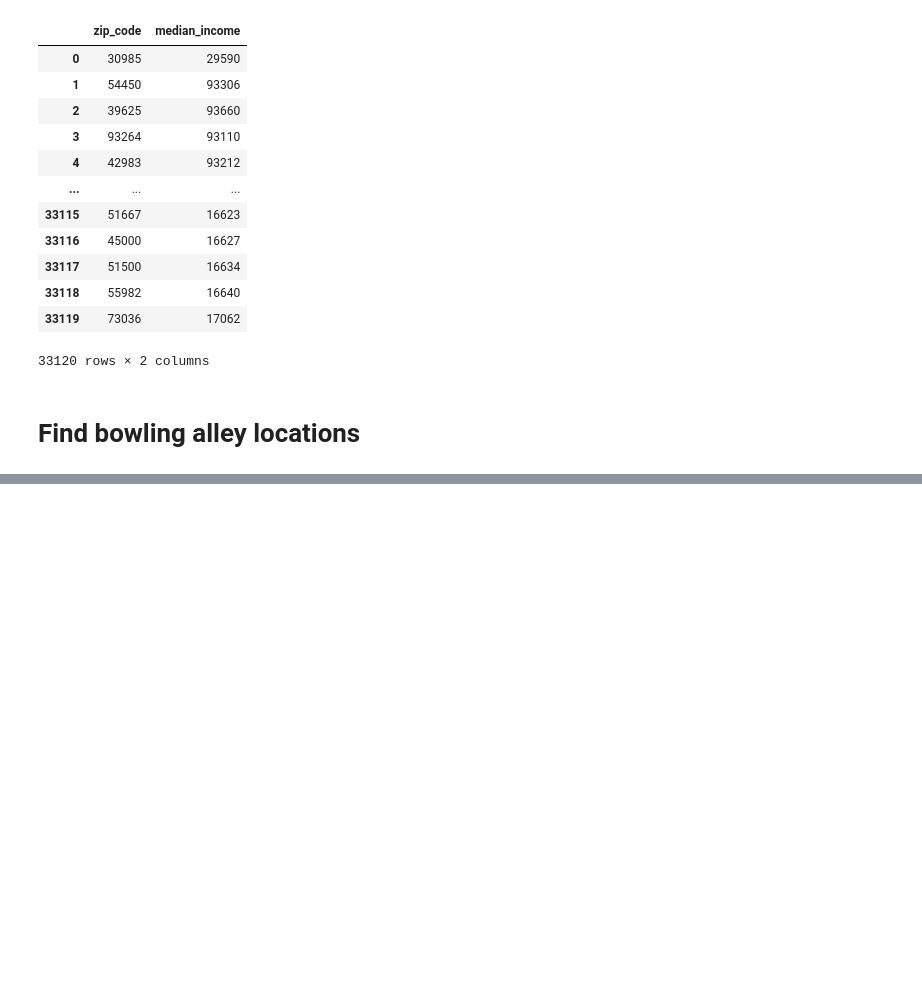
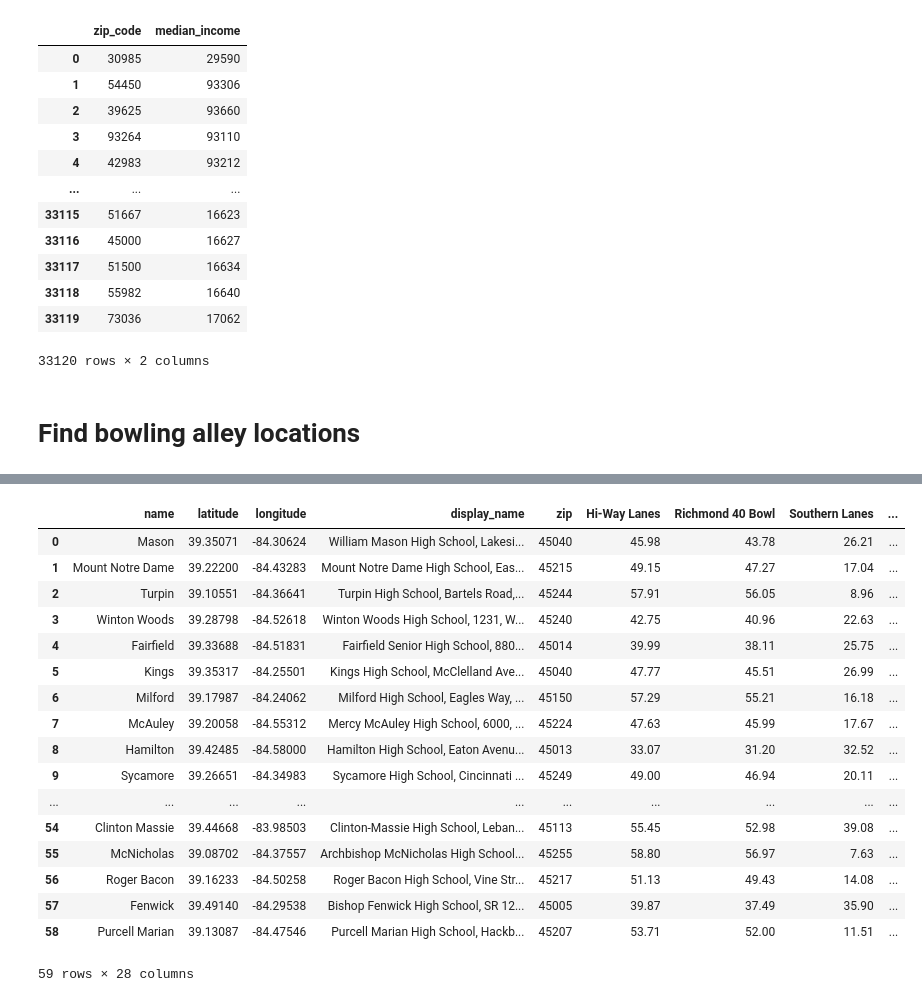
Before and after one commit to jgroeschen/Cinci-HS-Bowling-Stats, a Jupyter notebook: data_gathering/bowling_stats.ipynb, the cells around one changed output, grey strips where cells are left out. Cells and saved outputs as stored; diff of their text form; code cells hidden in the pictures; blank space fills up the shorter version.

```diff
--- a/data_gathering/bowling_stats.ipynb
+++ b/data_gathering/bowling_stats.ipynb
@@ -556,0 +570,34 @@ df_alleys.to_csv('alley_addresses_bounded.csv')
+# %%
+alley_list = df_alleys.values.tolist()
+# %%
+df_dist = df_school_locations.copy()
+# %%
+for i in range(len(alley_list)):
+    x1 = df_dist['longitude'].apply(radians)
+    y1 = df_dist['latitude'].apply(radians)
+    x2 = radians(alley_list[i][6])
+    y2 = radians(alley_list[i][5])
+    x = ((x1 - x2) * np.cos(0.5 * (y1 + y2)))
+    y = (y1 - y2)
+    df_dist[f'{alley_list[i][0]}'] = round((3960 * np.sqrt((x*x) + (y*y))), 2)
+# %%
+df_dist
+# %% [output]
+|  | name | latitude | longitude | display_name | zip | Hi-Way Lanes | Richmond 40 Bowl | Southern Lanes | ... |
+| 0 | Mason | 39.35071 | -84.30624 | William Mason High School, Lakesi... | 45040 | 45.98 | 43.78 | 26.21 | ... |
+| 1 | Mount Notre Dame | 39.22200 | -84.43283 | Mount Notre Dame High School, Eas... | 45215 | 49.15 | 47.27 | 17.04 | ... |
+| 2 | Turpin | 39.10551 | -84.36641 | Turpin High School, Bartels Road,... | 45244 | 57.91 | 56.05 | 8.96 | ... |
+| 3 | Winton Woods | 39.28798 | -84.52618 | Winton Woods High School, 1231, W... | 45240 | 42.75 | 40.96 | 22.63 | ... |
+| 4 | Fairfield | 39.33688 | -84.51831 | Fairfield Senior High School, 880... | 45014 | 39.99 | 38.11 | 25.75 | ... |
+| 5 | Kings | 39.35317 | -84.25501 | Kings High School, McClelland Ave... | 45040 | 47.77 | 45.51 | 26.99 | ... |
+| 6 | Milford | 39.17987 | -84.24062 | Milford High School, Eagles Way, ... | 45150 | 57.29 | 55.21 | 16.18 | ... |
+| 7 | McAuley | 39.20058 | -84.55312 | Mercy McAuley High School, 6000, ... | 45224 | 47.63 | 45.99 | 17.67 | ... |
+| 8 | Hamilton | 39.42485 | -84.58000 | Hamilton High School, Eaton Avenu... | 45013 | 33.07 | 31.20 | 32.52 | ... |
+| 9 | Sycamore | 39.26651 | -84.34983 | Sycamore High School, Cincinnati ... | 45249 | 49.00 | 46.94 | 20.11 | ... |
+| ... | ... | ... | ... | ... | ... | ... | ... | ... | ... |
+| 54 | Clinton Massie | 39.44668 | -83.98503 | Clinton-Massie High School, Leban... | 45113 | 55.45 | 52.98 | 39.08 | ... |
+| 55 | McNicholas | 39.08702 | -84.37557 | Archbishop McNicholas High School... | 45255 | 58.80 | 56.97 | 7.63 | ... |
+| 56 | Roger Bacon | 39.16233 | -84.50258 | Roger Bacon High School, Vine Str... | 45217 | 51.13 | 49.43 | 14.08 | ... |
+| 57 | Fenwick | 39.49140 | -84.29538 | Bishop Fenwick High School, SR 12... | 45005 | 39.87 | 37.49 | 35.90 | ... |
+| 58 | Purcell Marian | 39.13087 | -84.47546 | Purcell Marian High School, Hackb... | 45207 | 53.71 | 52.00 | 11.51 | ... |
+59 rows × 28 columns
```
Also changed, not shown: parts of 9 cells of this notebook.
